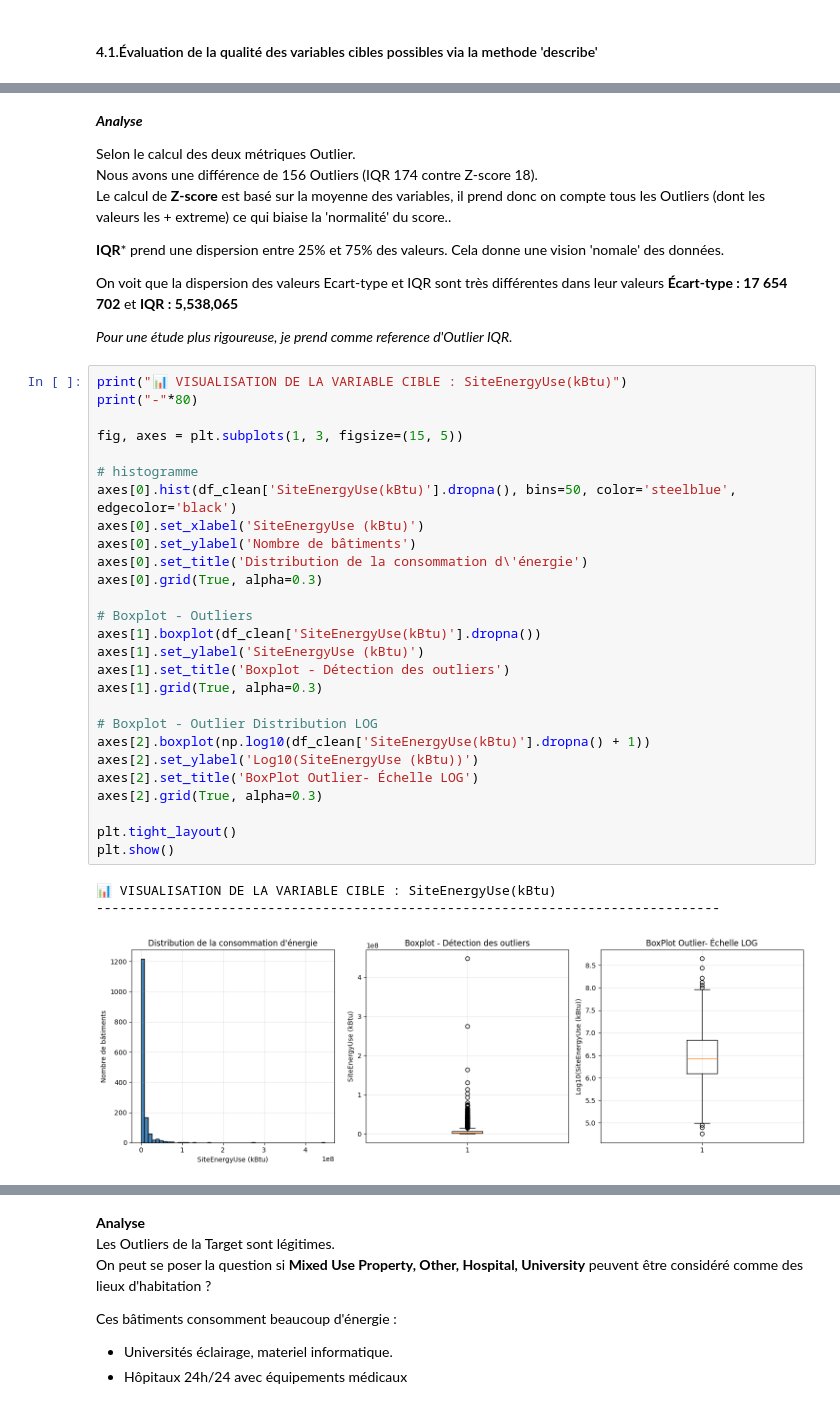
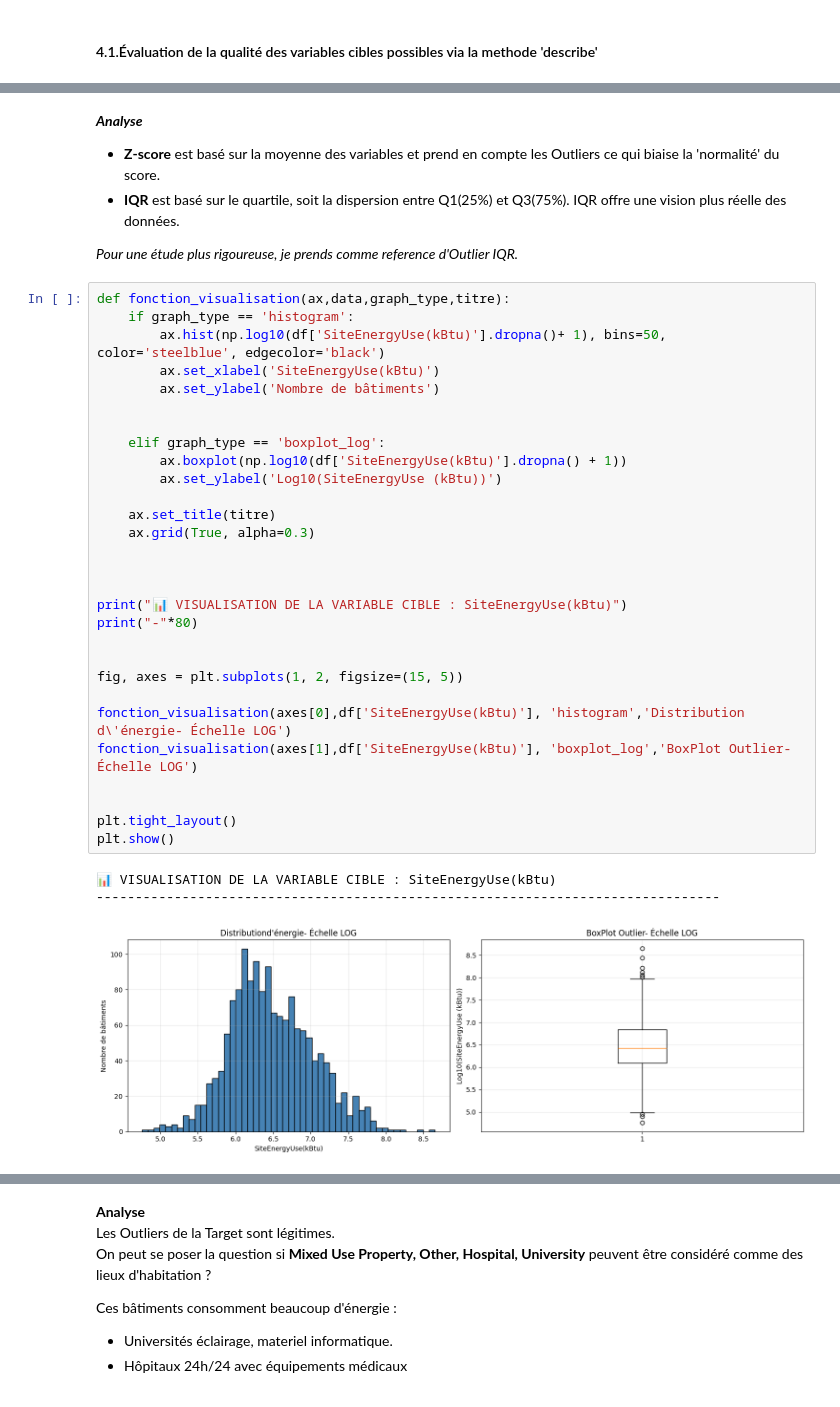
Before and after one commit to vler0ux/seattle, a Jupyter notebook: Leroux-veronique-analyse-exploratoire.ipynb, the cells around one changed output, grey strips where cells are left out. Drawn from its saved outputs; the diff is of its cells as text.

```diff
--- a/Leroux-veronique-analyse-exploratoire.ipynb
+++ b/Leroux-veronique-analyse-exploratoire.ipynb
@@ -570,44 +626,40 @@ df_clean = df_clean.drop(columns=['z_score'])
 # %% [markdown]
 ***Analyse***
+ - **Z-score** est basé sur la moyenne des variables et prend en compte les Outliers ce qui biaise la 'normalité' du score.
+ - **IQR** est basé sur le quartile, soit la dispersion entre Q1(25%) et Q3(75%). IQR offre une vision plus réelle des données.
 
-Selon le calcul des deux métriques Outlier.
-Nous avons une différence de 156 Outliers (IQR 174 contre Z-score 18).
-Le calcul de **Z-score** est basé sur la moyenne des variables, il prend donc on compte tous les Outliers (dont les valeurs les + extreme) ce qui biaise la 'normalité' du score..
-
-**IQR*** prend une dispersion entre 25% et 75% des valeurs. Cela donne une vision 'nomale' des données.
-
-On voit que la dispersion des valeurs Ecart-type et IQR sont très différentes dans leur valeurs **Écart-type : 17 654 702** et **IQR : 5,538,065**
-
-*Pour une étude plus rigoureuse, je prend comme reference d'Outlier IQR.*
+*Pour une étude plus rigoureuse, je prends comme reference d'Outlier IQR.*
 # %%
+def fonction_visualisation(ax,data,graph_type,titre):
+    if graph_type == 'histogram':
+        ax.hist(np.log10(df['SiteEnergyUse(kBtu)'].dropna()+ 1), bins=50, color='steelblue', edgecolor='black')
+        ax.set_xlabel('SiteEnergyUse(kBtu)')
+        ax.set_ylabel('Nombre de bâtiments')
+
+
+    elif graph_type == 'boxplot_log':
+        ax.boxplot(np.log10(df['SiteEnergyUse(kBtu)'].dropna() + 1))
+        ax.set_ylabel('Log10(SiteEnergyUse (kBtu))')
+
+    ax.set_title(titre)
+    ax.grid(True, alpha=0.3)
+
+
+
 print("📊 VISUALISATION DE LA VARIABLE CIBLE : SiteEnergyUse(kBtu)")
 print("-"*80)
 
-fig, axes = plt.subplots(1, 3, figsize=(15, 5))
 
-# histogramme
-axes[0].hist(df_clean['SiteEnergyUse(kBtu)'].dropna(), bins=50, color='steelblue', edgecolor='black')
-axes[0].set_xlabel('SiteEnergyUse (kBtu)')
-axes[0].set_ylabel('Nombre de bâtiments')
-axes[0].set_title('Distribution de la consommation d\'énergie')
-axes[0].grid(True, alpha=0.3)
+fig, axes = plt.subplots(1, 2, figsize=(15, 5))
 
-# Boxplot - Outliers
-axes[1].boxplot(df_clean['SiteEnergyUse(kBtu)'].dropna())
-axes[1].set_ylabel('SiteEnergyUse (kBtu)')
-axes[1].set_title('Boxplot - Détection des outliers')
-axes[1].grid(True, alpha=0.3)
+fonction_visualisation(axes[0],df['SiteEnergyUse(kBtu)'], 'histogram','Distribution d\'énergie- Échelle LOG')
+fonction_visualisation(axes[1],df['SiteEnergyUse(kBtu)'], 'boxplot_log','BoxPlot Outlier- Échelle LOG')
 
-# Boxplot - Outlier Distribution LOG
-axes[2].boxplot(np.log10(df_clean['SiteEnergyUse(kBtu)'].dropna() + 1))
-axes[2].set_ylabel('Log10(SiteEnergyUse (kBtu))')
-axes[2].set_title('BoxPlot Outlier- Échelle LOG')
-axes[2].grid(True, alpha=0.3)
 
 plt.tight_layout()
 plt.show()
 # %% [output]
 📊 VISUALISATION DE LA VARIABLE CIBLE : SiteEnergyUse(kBtu)
 --------------------------------------------------------------------------------
-[figure, old version]
+[figure, new version]
 # %% [markdown]
```
Also changed, not shown: parts of 26 cells of this notebook.
